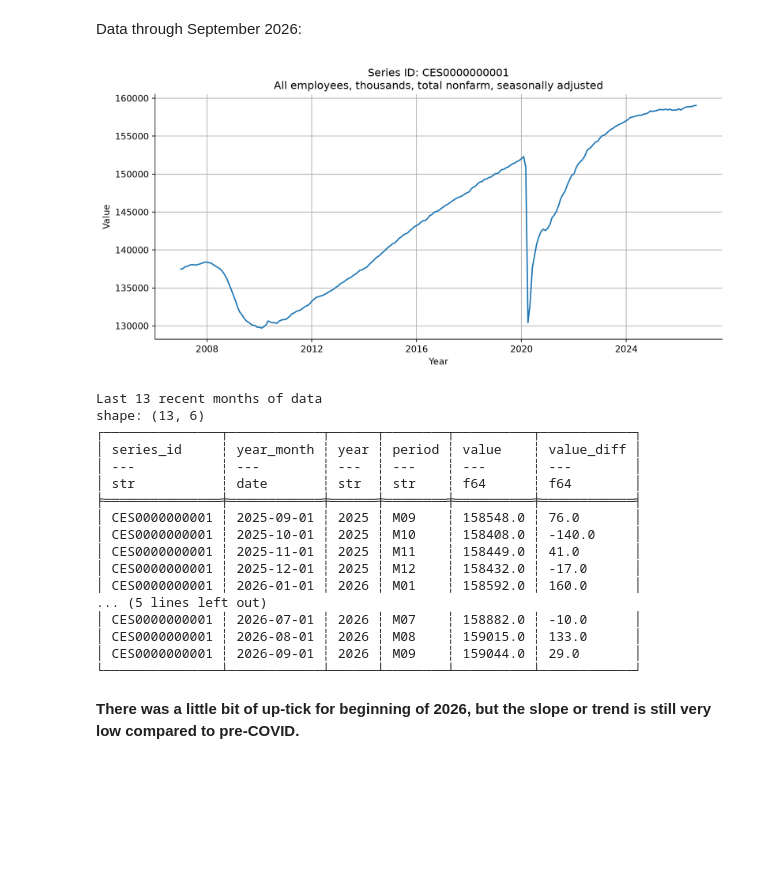
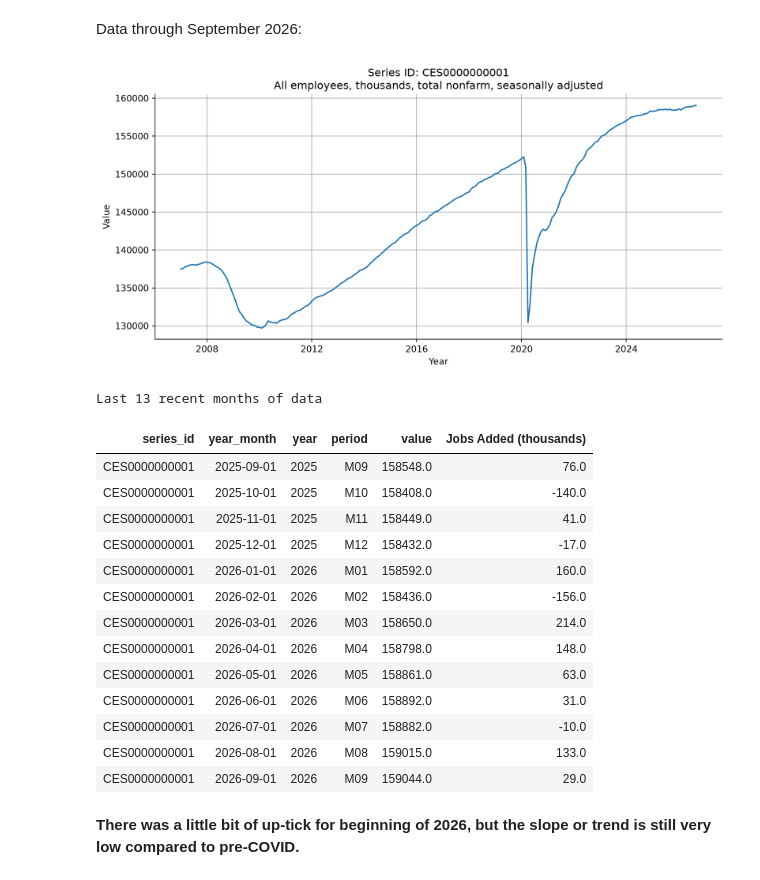
Before and after one commit to pybokeh/data-sets, a Jupyter notebook: bls/notebooks/index.ipynb, the cells around one changed output. Cells and saved outputs as stored; diff of their text form; code cells hidden in the pictures; blank space fills up the shorter version.

```diff
--- a/bls/notebooks/index.ipynb
+++ b/bls/notebooks/index.ipynb
@@ -29,37 +30,35 @@ Data through September 2026:
 # %%
 with BLSClient() as client:
     df = client.fetch_df(series_id="CES0000000001", start_year=2007, end_year=2026)
     df = (
         df
         .sort(
             pl.col("year_month")
         )
         .with_columns(
-            value_diff=pl.col("value").diff()
+            pl.col("value").diff().alias("Jobs Added (thousands)")
         )
     )
     client.plot_bls_series(df, "All employees, thousands, total nonfarm, seasonally adjusted")
     print("Last 13 recent months of data")
-    print(df.tail(13))
+    GT(df.tail(13)).cols_align(align="center").show()
 # %% [output]
 [figure]
 Last 13 recent months of data
-shape: (13, 6)
-┌───────────────┬────────────┬──────┬────────┬──────────┬────────────┐
-│ series_id     ┆ year_month ┆ year ┆ period ┆ value    ┆ value_diff │
-│ ---           ┆ ---        ┆ ---  ┆ ---    ┆ ---      ┆ ---        │
-│ str           ┆ date       ┆ str  ┆ str    ┆ f64      ┆ f64        │
-╞═══════════════╪════════════╪══════╪════════╪══════════╪════════════╡
-│ CES0000000001 ┆ 2025-09-01 ┆ 2025 ┆ M09    ┆ 158548.0 ┆ 76.0       │
-│ CES0000000001 ┆ 2025-10-01 ┆ 2025 ┆ M10    ┆ 158408.0 ┆ -140.0     │
-│ CES0000000001 ┆ 2025-11-01 ┆ 2025 ┆ M11    ┆ 158449.0 ┆ 41.0       │
-│ CES0000000001 ┆ 2025-12-01 ┆ 2025 ┆ M12    ┆ 158432.0 ┆ -17.0      │
-│ CES0000000001 ┆ 2026-01-01 ┆ 2026 ┆ M01    ┆ 158592.0 ┆ 160.0      │
-... (5 lines left out)
-│ CES0000000001 ┆ 2026-07-01 ┆ 2026 ┆ M07    ┆ 158882.0 ┆ -10.0      │
-│ CES0000000001 ┆ 2026-08-01 ┆ 2026 ┆ M08    ┆ 159015.0 ┆ 133.0      │
-│ CES0000000001 ┆ 2026-09-01 ┆ 2026 ┆ M09    ┆ 159044.0 ┆ 29.0       │
-└───────────────┴────────────┴──────┴────────┴──────────┴────────────┘
+| series_id | year_month | year | period | value | Jobs Added (thousands) |
+| CES0000000001 | 2025-09-01 | 2025 | M09 | 158548.0 | 76.0 |
+| CES0000000001 | 2025-10-01 | 2025 | M10 | 158408.0 | -140.0 |
+| CES0000000001 | 2025-11-01 | 2025 | M11 | 158449.0 | 41.0 |
+| CES0000000001 | 2025-12-01 | 2025 | M12 | 158432.0 | -17.0 |
+| CES0000000001 | 2026-01-01 | 2026 | M01 | 158592.0 | 160.0 |
+| CES0000000001 | 2026-02-01 | 2026 | M02 | 158436.0 | -156.0 |
+| CES0000000001 | 2026-03-01 | 2026 | M03 | 158650.0 | 214.0 |
+| CES0000000001 | 2026-04-01 | 2026 | M04 | 158798.0 | 148.0 |
+| CES0000000001 | 2026-05-01 | 2026 | M05 | 158861.0 | 63.0 |
+| CES0000000001 | 2026-06-01 | 2026 | M06 | 158892.0 | 31.0 |
+| CES0000000001 | 2026-07-01 | 2026 | M07 | 158882.0 | -10.0 |
+| CES0000000001 | 2026-08-01 | 2026 | M08 | 159015.0 | 133.0 |
+| CES0000000001 | 2026-09-01 | 2026 | M09 | 159044.0 | 29.0 |
 # %% [markdown]
 **There was a little bit of up-tick for beginning of 2026, but the slope or trend is still very low compared to pre-COVID.**
 # %% [markdown]
```
Also changed, not shown: parts of 9 cells of this notebook, 2 other files.
